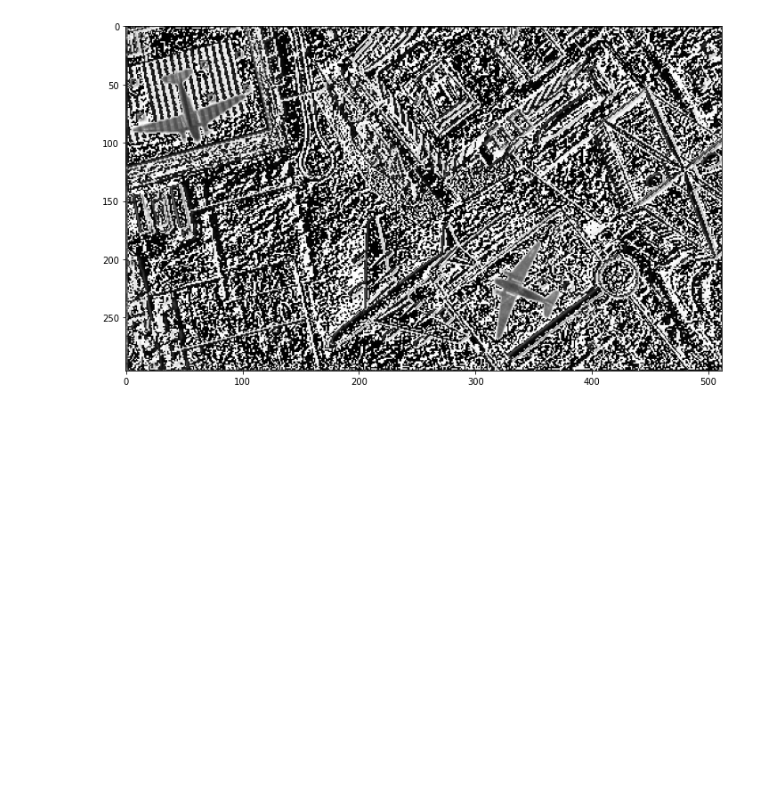
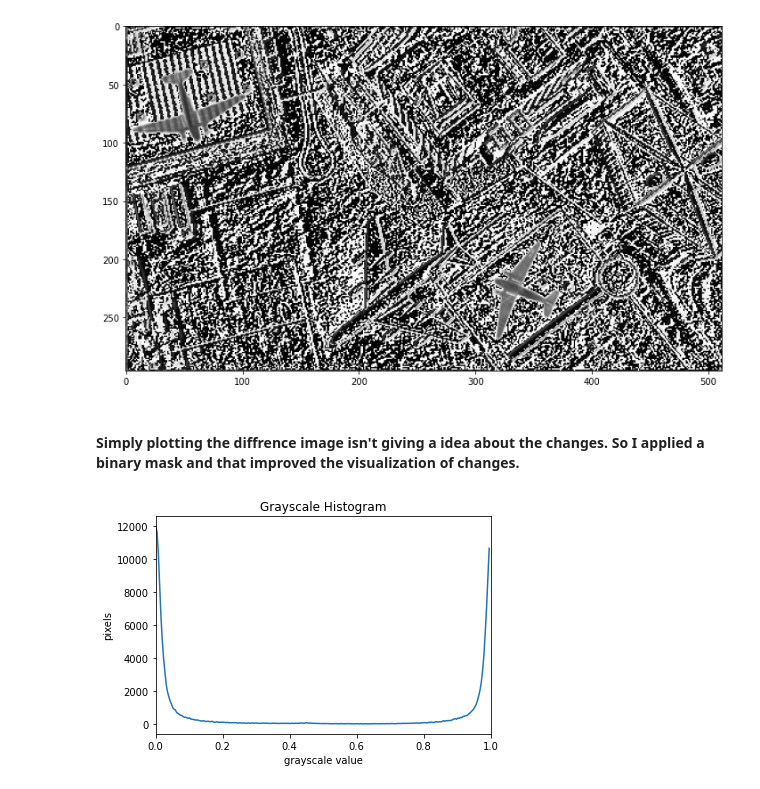
Before and after one commit to arunima101/Image-Processing-EE5175, a Jupyter notebook: Lab_2/PA(2)_EE21S062.ipynb, the cells around one changed output. Saved outputs shown, nothing was run; the diff lists cells and outputs as text; code cells hidden in the pictures; blank space fills up the shorter version.

```diff
--- a/Lab_2/PA(2)_EE21S062.ipynb
+++ b/Lab_2/PA(2)_EE21S062.ipynb
@@ -95,7 +100,21 @@ plt.imshow(cropped_image,cmap="gray")
 # %%
-diffrence=np.abs(img1-cropped_image)
+diffrence=(img1-cropped_image)
+diffrence=diffrence/np.max(diffrence) #Normalizing
 fig = plt.figure(figsize=(12, 12))
 plt.imshow(diffrence,cmap="gray")
 # %% [output]
 <matplotlib.image.AxesImage at 0x...>
 [figure]
+# %% [markdown]
+####  Simply plotting the diffrence image isn't giving a idea about the changes. So I applied a binary mask and that improved the visualization of changes.
+# %%
+histogram, bin_edges = np.histogram(diffrence, bins=256, range=(0.0, 1.0)) #Plotting a histogram to have a better sense of pixels and its distribution
+
+plt.plot(bin_edges[0:-1], histogram)
+plt.title("Grayscale Histogram")
+plt.xlabel("grayscale value")
+plt.ylabel("pixels")
+plt.xlim(0, 1.0)
+plt.show()
+# %% [output]
+[figure, added]
```
Also changed, not shown: parts of 7 cells of this notebook, 2 other files.
